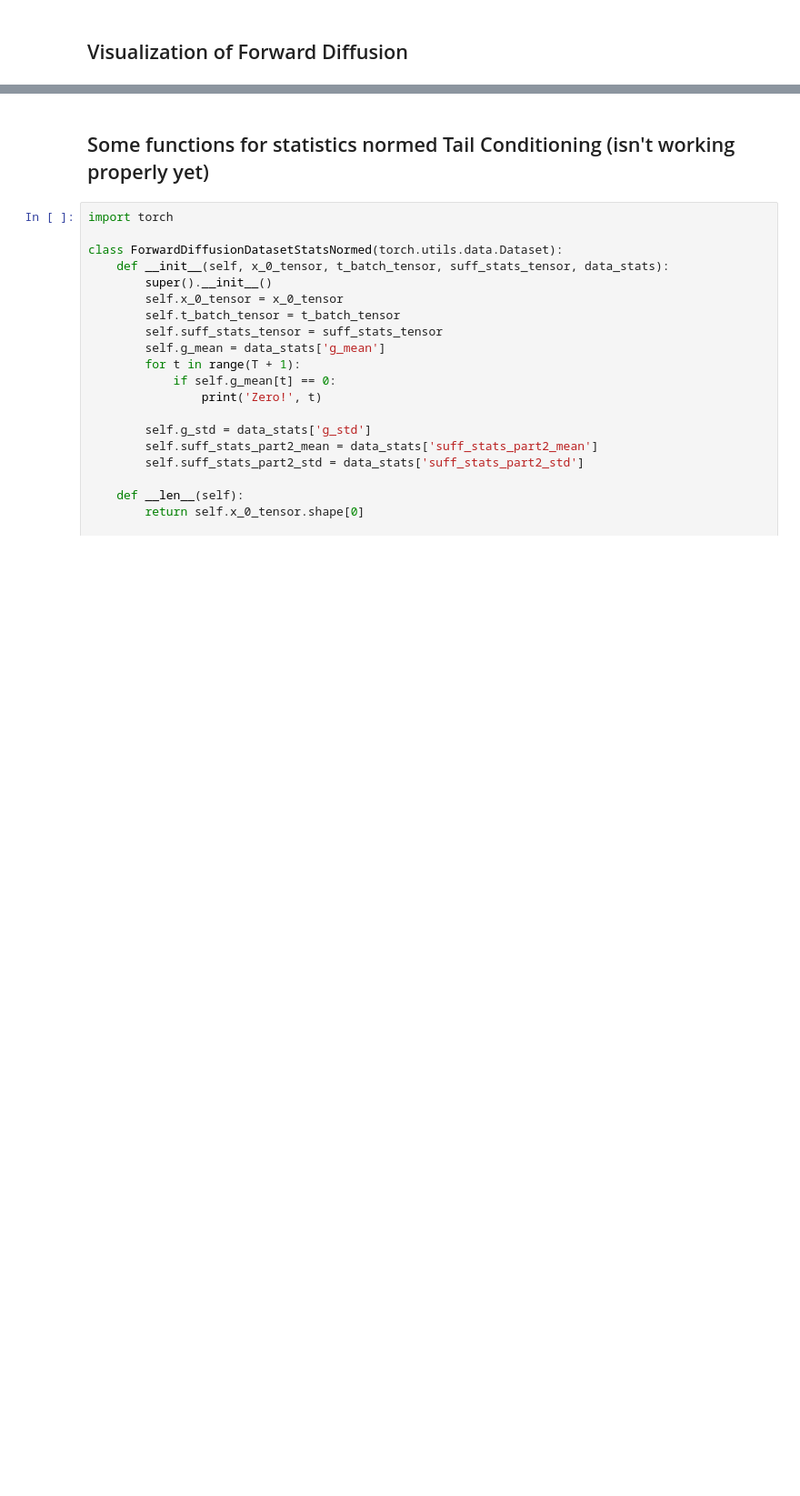
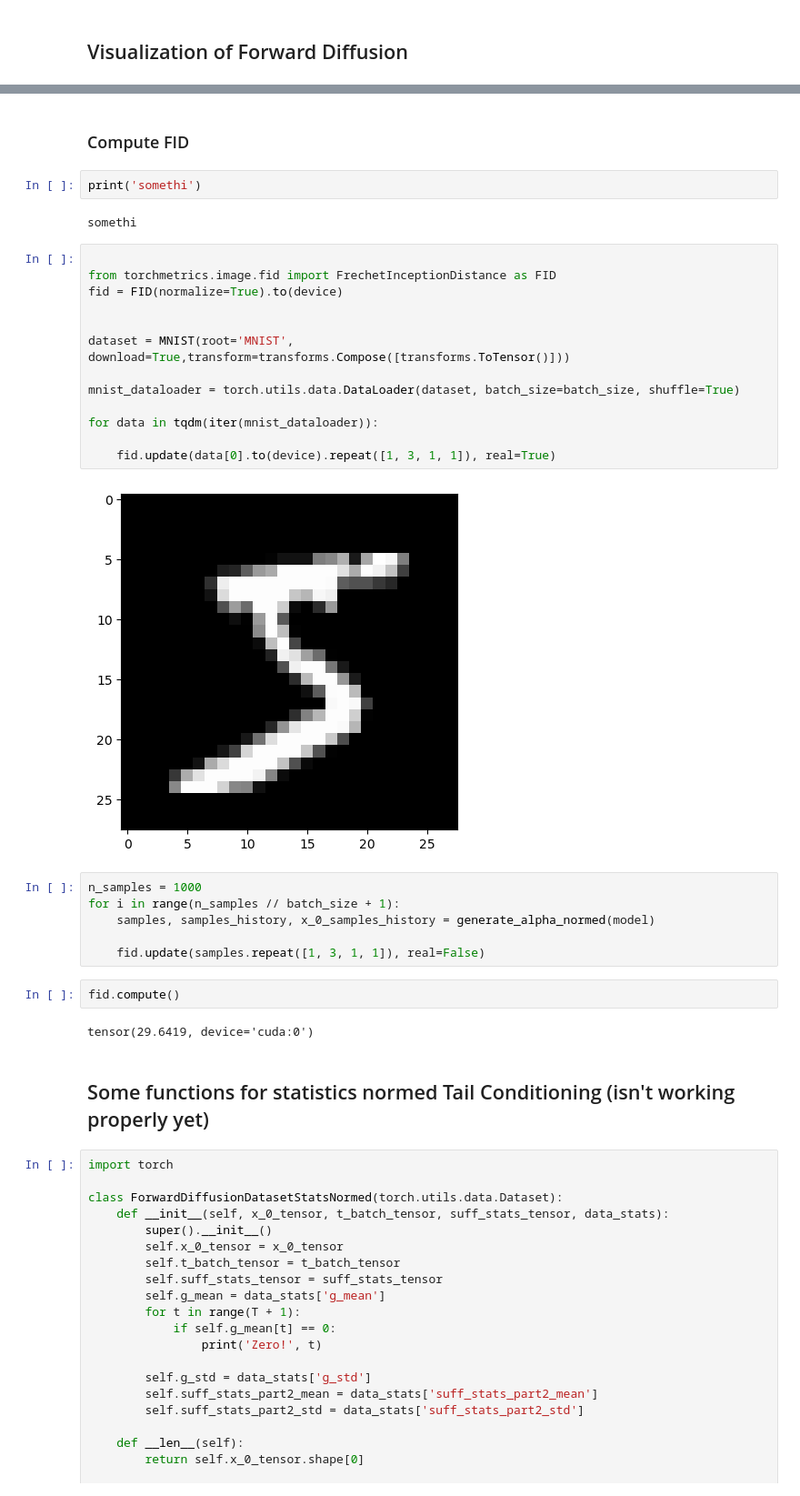
Before and after one commit to SKholkin/SS_DDPM, a Jupyter notebook: playground/ssddpm_beta.ipynb, the cells around one changed output, grey strips where cells are left out. Shown at 91% size. Drawn from its saved outputs; the diff is of its cells as text; blank space fills up the shorter version.

```diff
--- a/playground/ssddpm_beta.ipynb
+++ b/playground/ssddpm_beta.ipynb
@@ -339,3 +339,34 @@ torchvision.transforms.ToPILImage()(img_grid)
+# %% [markdown]
+### Compute FID
+# %%
+print('somethi')
+# %% [output]
+somethi
+# %%
+
+from torchmetrics.image.fid import FrechetInceptionDistance as FID
+fid = FID(normalize=True).to(device)
+
+
+dataset = MNIST(root='MNIST', download=True,transform=transforms.Compose([transforms.ToTensor()]))
+
+mnist_dataloader = torch.utils.data.DataLoader(dataset, batch_size=batch_size, shuffle=True)
+
+for data in tqdm(iter(mnist_dataloader)):
+
+    fid.update(data[0].to(device).repeat([1, 3, 1, 1]), real=True)
+# %% [output]
+[figure, added]
+# %%
+n_samples = 1000
+for i in range(n_samples // batch_size + 1):
+    samples, samples_history, x_0_samples_history = generate_alpha_normed(model)
+
+    fid.update(samples.repeat([1, 3, 1, 1]), real=False)
+# %%
+fid.compute()
+# %% [output]
+tensor(29.6419, device='cuda:0')
 # %% [markdown]
 ## Some functions for statistics normed Tail Conditioning (isn't working properly yet)
 # %%
```
Also changed, not shown: parts of 10 cells of this notebook, 2 other files.
